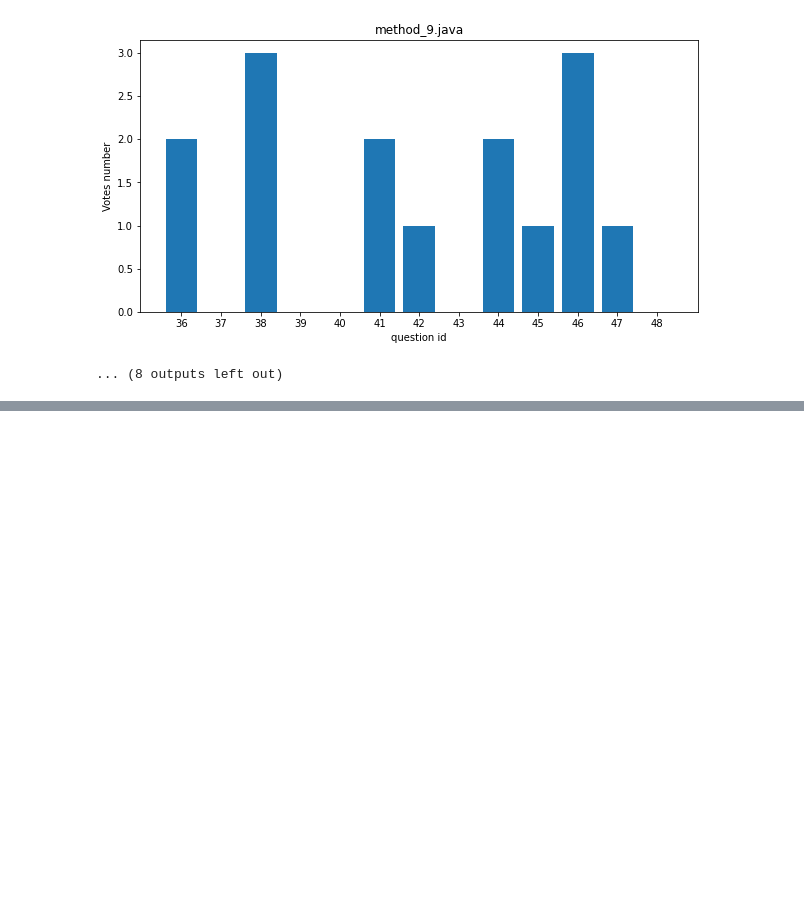
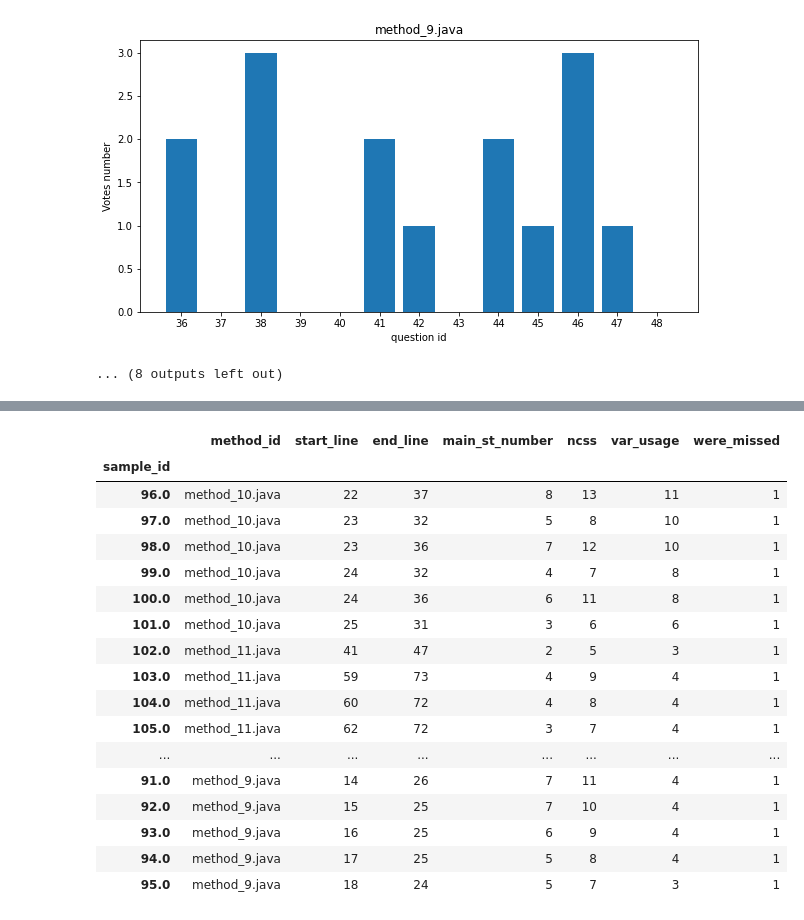
Before and after one commit to acheshkov/program_slicing, a Jupyter notebook: program_slicing/decomposition/manul_rules.ipynb, the cells around one changed output, grey strips where cells are left out. Cells and saved outputs as stored; diff of their text form; code cells hidden in the pictures; blank space fills up the shorter version.

```diff
--- a/program_slicing/decomposition/manul_rules.ipynb
+++ b/program_slicing/decomposition/manul_rules.ipynb
@@ -204,0 +410,27 @@ method_8.java ['examples/method_8_20_55.html', 'examples/method_8_21_55.html', '
+# %%
+pd.set_option('display.max_rows', 500)
+df = pd.DataFrame(columns=['method_id', 'start_line', 'end_line', 'main_st_number', 'ncss', 'var_usage', 'were_missed'])
+for x in dict_with_main_st:
+    df = df.append(x, ignore_index=True)
+df = df.set_index('sample_id')
+df.to_csv('train.csv')
+df
+# %% [output]
+|  | method_id | start_line | end_line | main_st_number | ncss | var_usage | were_missed |
+| sample_id |  |  |  |  |  |  |  |
+| 96.0 | method_10.java | 22 | 37 | 8 | 13 | 11 | 1 |
+| 97.0 | method_10.java | 23 | 32 | 5 | 8 | 10 | 1 |
+| 98.0 | method_10.java | 23 | 36 | 7 | 12 | 10 | 1 |
+| 99.0 | method_10.java | 24 | 32 | 4 | 7 | 8 | 1 |
+| 100.0 | method_10.java | 24 | 36 | 6 | 11 | 8 | 1 |
+| 101.0 | method_10.java | 25 | 31 | 3 | 6 | 6 | 1 |
+| 102.0 | method_11.java | 41 | 47 | 2 | 5 | 3 | 1 |
+| 103.0 | method_11.java | 59 | 73 | 4 | 9 | 4 | 1 |
+| 104.0 | method_11.java | 60 | 72 | 4 | 8 | 4 | 1 |
+| 105.0 | method_11.java | 62 | 72 | 3 | 7 | 4 | 1 |
+| ... | ... | ... | ... | ... | ... | ... | ... |
+| 91.0 | method_9.java | 14 | 26 | 7 | 11 | 4 | 1 |
+| 92.0 | method_9.java | 15 | 25 | 7 | 10 | 4 | 1 |
+| 93.0 | method_9.java | 16 | 25 | 6 | 9 | 4 | 1 |
+| 94.0 | method_9.java | 17 | 25 | 5 | 8 | 4 | 1 |
+| 95.0 | method_9.java | 18 | 24 | 5 | 7 | 3 | 1 |
```
Also changed, not shown: parts of 6 cells of this notebook, 1 other file.
